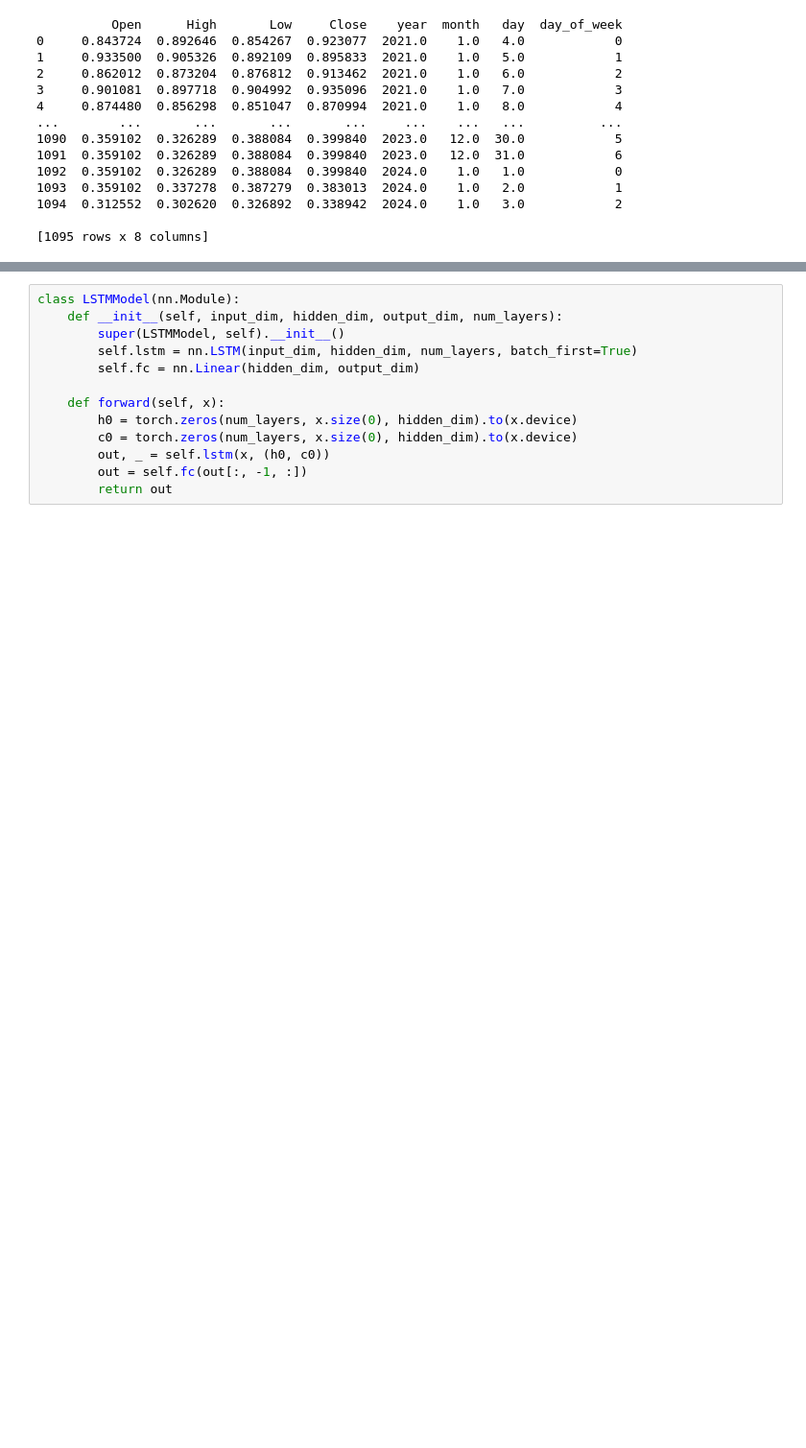
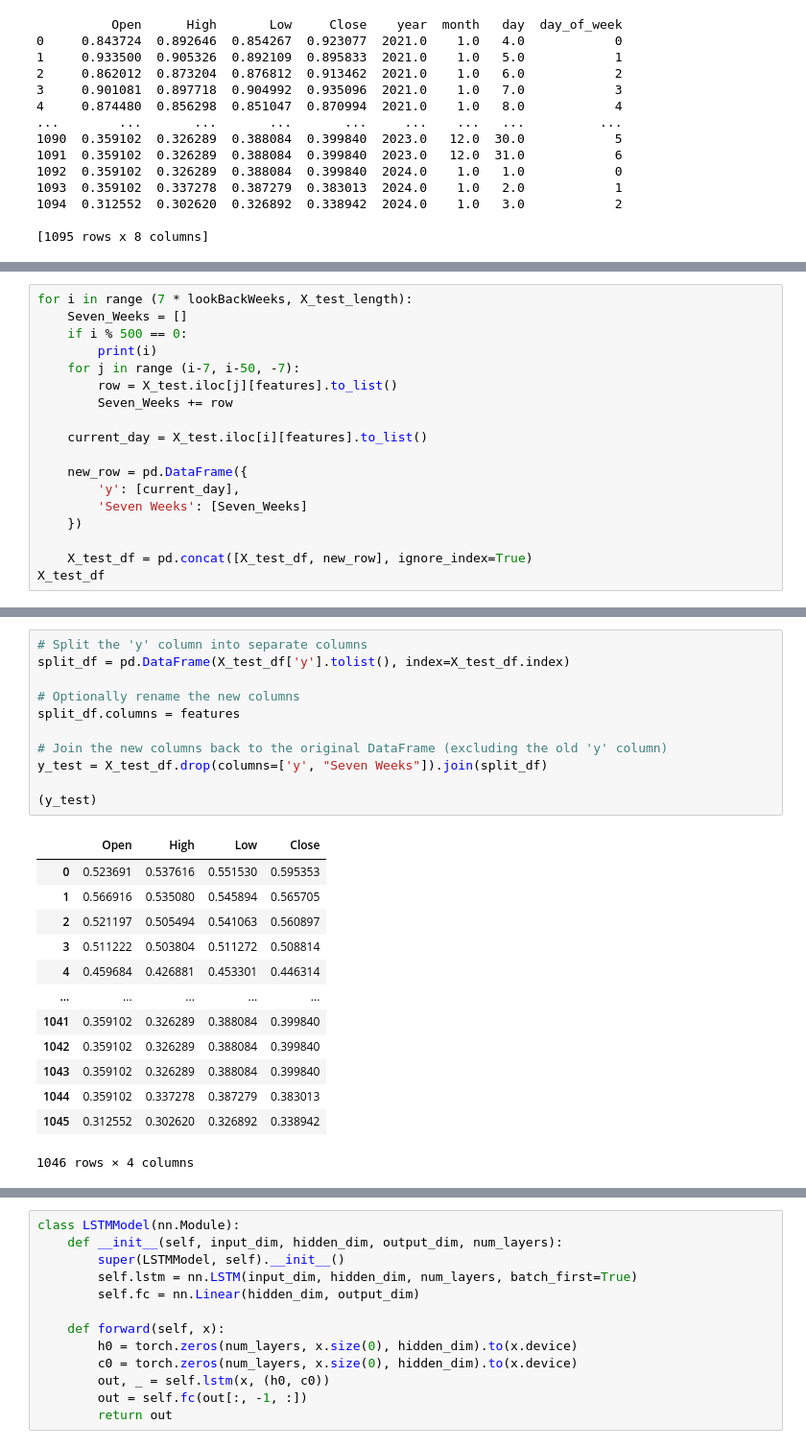
Before and after one commit to NimaJafariComp/StonksMachine, a Jupyter notebook: Models/Predicter/Training/main_predicter.ipynb, the cells around one changed output, grey strips where cells are left out. Shown: that part at 96% size. Saved outputs shown, nothing was run; the diff lists cells and outputs as text; blank space fills up the shorter version.

```diff
--- a/Models/Predicter/Training/main_predicter.ipynb
+++ b/Models/Predicter/Training/main_predicter.ipynb
@@ -453,0 +405,18 @@ y_train, y_test = y[:split], y[split:]
+# %%
+for i in range (7 * lookBackWeeks, X_test_length):
+    Seven_Weeks = []
+    if i % 500 == 0:
+        print(i)
+    for j in range (i-7, i-50, -7):
+        row = X_test.iloc[j][features].to_list()
+        Seven_Weeks += row
+
+    current_day = X_test.iloc[i][features].to_list()
+
+    new_row = pd.DataFrame({
+        'y': [current_day],
+        'Seven Weeks': [Seven_Weeks]
+    })
+
+    X_test_df = pd.concat([X_test_df, new_row], ignore_index=True)
+X_test_df
@@ -453,0 +548,25 @@ y_train, y_test = y[:split], y[split:]
+# %%
+# Split the 'y' column into separate columns
+split_df = pd.DataFrame(X_test_df['y'].tolist(), index=X_test_df.index)
+
+# Optionally rename the new columns
+split_df.columns = features
+
+# Join the new columns back to the original DataFrame (excluding the old 'y' column)
+y_test = X_test_df.drop(columns=['y', "Seven Weeks"]).join(split_df)
+
+(y_test)
+# %% [output]
+|  | Open | High | Low | Close |
+| 0 | 0.523691 | 0.537616 | 0.551530 | 0.595353 |
+| 1 | 0.566916 | 0.535080 | 0.545894 | 0.565705 |
+| 2 | 0.521197 | 0.505494 | 0.541063 | 0.560897 |
+| 3 | 0.511222 | 0.503804 | 0.511272 | 0.508814 |
+| 4 | 0.459684 | 0.426881 | 0.453301 | 0.446314 |
+| ... | ... | ... | ... | ... |
+| 1041 | 0.359102 | 0.326289 | 0.388084 | 0.399840 |
+| 1042 | 0.359102 | 0.326289 | 0.388084 | 0.399840 |
+| 1043 | 0.359102 | 0.326289 | 0.388084 | 0.399840 |
+| 1044 | 0.359102 | 0.337278 | 0.387279 | 0.383013 |
+| 1045 | 0.312552 | 0.302620 | 0.326892 | 0.338942 |
+1046 rows × 4 columns
```
Also changed, not shown: parts of 34 cells of this notebook, 2 other files.
